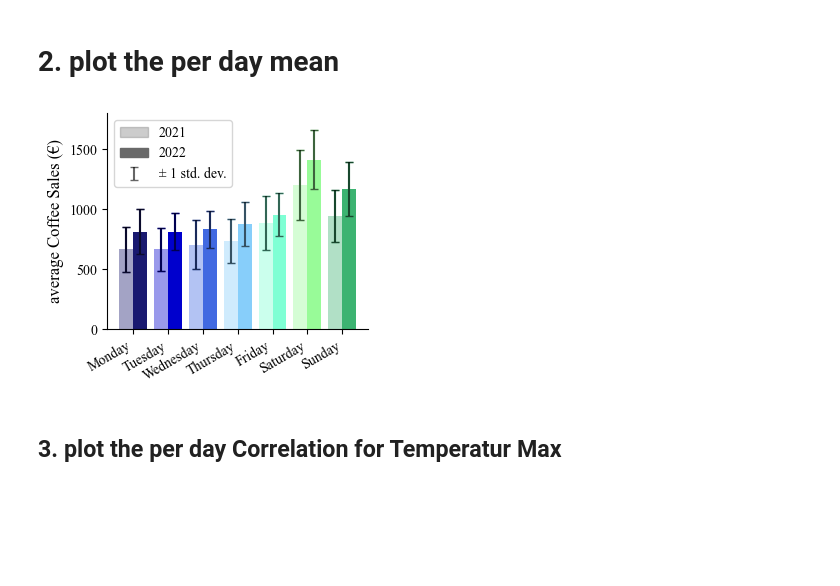
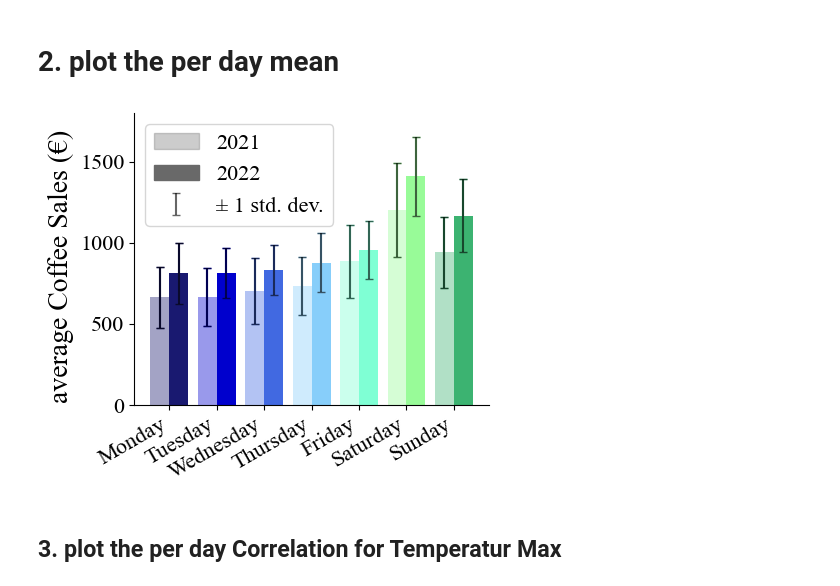
Before and after one commit to magicmagnus/CoffeeClimateCorrelation, a Jupyter notebook: 03_plot_combined_data.ipynb, the cells around one changed output. Cells and saved outputs as stored; diff of their text form; code cells hidden in the pictures; blank space fills up the shorter version.

Commit message:
define global plotting params

```diff
--- a/03_plot_combined_data.ipynb
+++ b/03_plot_combined_data.ipynb
@@ -37,6 +37,19 @@ df
 | 608 | 2022-09-29 | Thursday | September | 2022 | 39 | 954.0 | 882.9 | 163.2 | ... |
 | 609 | 2022-09-30 | Friday | September | 2022 | 39 | 1192.2 | 1101.4 | 221.0 | ... |
 609 rows × 185 columns
+# %%
+# set parameters for the plots
+
+general_color = "cornflowerblue"
+days = ["Monday", "Tuesday", "Wednesday", "Thursday", "Friday", "Saturday", "Sunday"]
+day_colors = ["midnightblue", "mediumblue", "royalblue", "lightskyblue", "aquamarine", "palegreen", "mediumseagreen"]
+
+axes_fontsize = 16
+title_fontsize = 24
+label_fontsize = 20
+legend_fontsize = 16
+
+page_width = 16 # inches
 # %% [markdown]
 ## 1. plot general Correlations
 # %%
@@ -120,53 +123,40 @@ def plot_correlation(df, weather_variable, sales_variable, condition, condition_
 # 2. plot the per day mean
 # %%
 weather_variable = "temperature_max"
-
 sales_variable = "Coffee_sales"
 
-days = ["Monday", "Tuesday", "Wednesday", "Thursday", "Friday", "Saturday", "Sunday"]
-day_colors = ["midnightblue", "mediumblue", "royalblue", "lightskyblue", "aquamarine", "palegreen", "mediumseagreen"]
-
-
-fig, ax = plt.subplots(1, 1, figsize=(3.5, 3), sharey=True, sharex=True)
-ax.set_ylabel("average Coffee Sales (€)", fontsize=12, x=-0.0, y=0.5)
-
+fig, ax = plt.subplots(1, 1, figsize=(page_width*0.3, 4), sharey=True, sharex=True)
+#ax.set_ylabel("average Coffee Sales (€)", fontsize=label_fontsize, x=-0.2, y=0.5)
+fig.supylabel("average Coffee Sales (€)", fontsize=label_fontsize, x=0.050, y=0.58)
 width = 0.4
 for i, day in enumerate(days):
     ax.bar(i+1-0.5*width, df[(df["day_of_week"] == day) & (df["year"] == 2021)][sales_variable].astype("float").mean(), label=day, color=day_colors[i], width=width, alpha=0.4, )
     ax.bar(i+1+0.5*width, df[(df["day_of_week"] == day) & (df["year"] == 2022)][sales_variable].astype("float").mean(), label=day, color=day_colors[i], width=width)
-    # add the standard deviation as error bars
     ax.errorbar(i+1-0.5*width, df[(df["day_of_week"] == day) & (df["year"] == 2021)][sales_variable].astype("float").mean(), yerr=df[(df["day_of_week"] == day) & (df["year"] == 2021)][sales_variable].astype("float").std(), fmt="none", color=day_colors[i], capsize=3)
     ax.errorbar(i+1+0.5*width, df[(df["day_of_week"] == day) & (df["year"] == 2022)][sales_variable].astype("float").mean(), yerr=df[(df["day_of_week"] == day) & (df["year"] == 2022)][sales_variable].astype("float").std(), fmt="none", color=day_colors[i], capsize=3)
     ax.errorbar(i+1-0.5*width, df[(df["day_of_week"] == day) & (df["year"] == 2021)][sales_variable].astype("float").mean(), yerr=df[(df["day_of_week"] == day) & (df["year"] == 2021)][sales_variable].astype("float").std(), fmt="none", color="black", capsize=3, alpha=0.6, label = "2021")
     ax.errorbar(i+1+0.5*width, df[(df["day_of_week"] == day) & (df["year"] == 2022)][sales_variable].astype("float").mean(), yerr=df[(df["day_of_week"] == day) & (df["year"] == 2022)][sales_variable].astype("float").std(), fmt="none", color="black", capsize=3, alpha=0.6)
-    #ax[int(year) - 2021].set_ylim(0, 1600)
-    # turn the x-axis labels 45 degrees
     for tick in ax.get_xticklabels():
         tick.set_rotation(30)
         tick.set_horizontalalignment("right")
-    # use the day names as x-axis labels
     ax.set_xticks(np.arange(1, 8))
     ax.set_xticklabels(days)
-
     ax.set_ylim(0, 1800)
     ax.set_yticks(np.arange(0, 1600, 500))
-
-
-
+    ax.tick_params(axis="both", which="major", labelsize=axes_fontsize)
 
 t = ["2021", "2022", "± 1 std. dev."]
 handles, labels = ax.get_legend_handles_labels()
-leg = ax.legend(handles[:3], t)
+leg = ax.legend(handles[:3], t, fontsize=legend_fontsize)
 leg.legendHandles[0].set_color('grey')
 leg.legendHandles[1].set_color('dimgrey')
-# remove the right and top border of the fig
 ax.spines["right"].set_visible(False)
 ax.spines["top"].set_visible(False)
 plt.tight_layout()
 plt.savefig("results/mean_sales_by_day_of_week.pdf", dpi=300, format="pdf")
 plt.show()
 # %% [output]
-[figure, old version]
+[figure, new version]
 # %% [markdown]
 ## 3. plot the per day Correlation for Temperatur Max
 # %%
```
Also changed, not shown: parts of 6 cells of this notebook, 7 other files.
